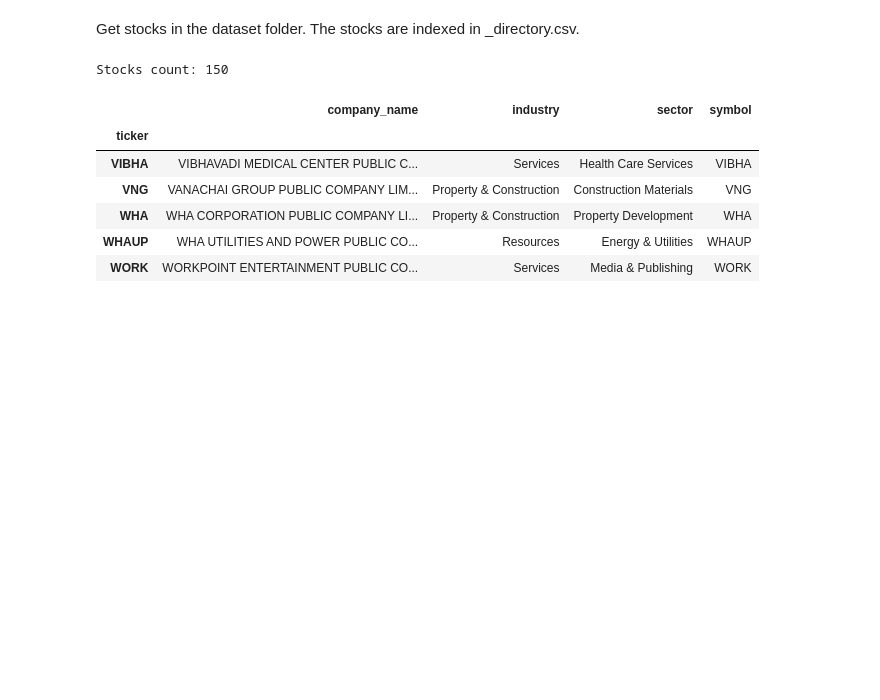
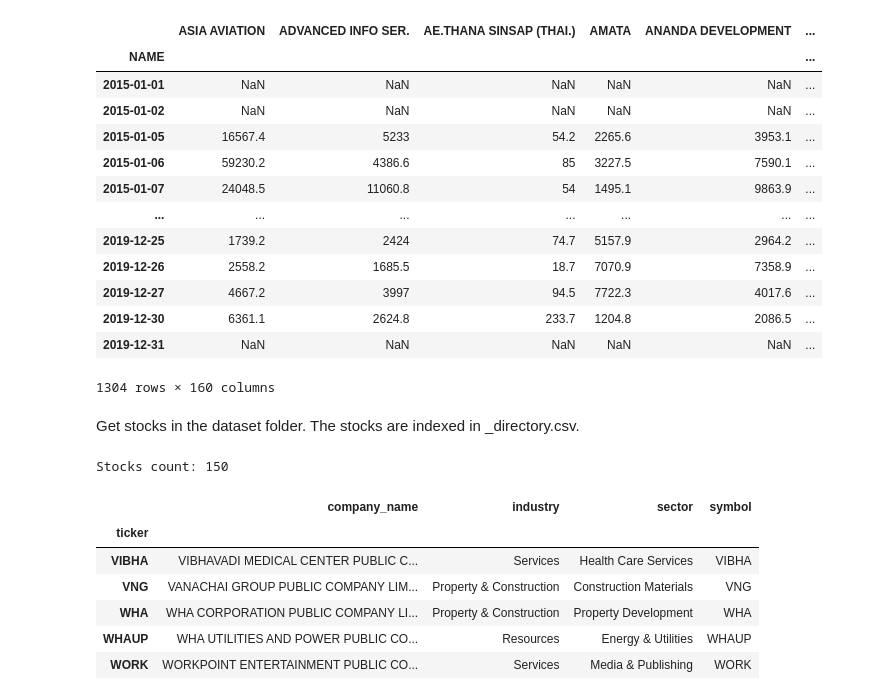
Before and after one commit to chayapan/thesis, a Jupyter notebook: 1.0 Data Acquisition/Report_ResearchData.ipynb, the cells around one changed output. Cells and saved outputs as stored; diff of their text form; code cells hidden in the pictures; blank space fills up the shorter version.

Commit message:
Stock Grouping v1. BuildDataSetV4 and add feature V4.

```diff
--- a/1.0 Data Acquisition/Report_ResearchData.ipynb
+++ b/1.0 Data Acquisition/Report_ResearchData.ipynb
@@ -31,3 +35,13 @@ import datetime as dt
 import xlrd
 import matplotlib.pyplot as plt
 %matplotlib inline
+# %%
+os.chdir("/home/jovyan/dataset/Datastream")
+
+# https://pandas.pydata.org/pandas-docs/stable/reference/api/pandas.read_excel.html
+
+sheets = pd.read_excel('SET100_Data.xlsm', sheet_name=[0,'VO','MV','P','MACD'])
+# First sheet list all companies
+# VO sheet contains VO data
+
+# Row 3  LOC;  Row 4  Datatype  Row 5 Name
@@ -34,3 +76,30 @@ import matplotlib.pyplot as plt
+# %%
+VO = sheets['VO']
+
+localCode = VO[2:3]  # Stock symbol
+companyName = VO[4:5]  # Name
+bDate = VO[5:6] # dataAvailableFrom
+dbEntityCode = VO[6:7] # internal database code
+df_VO = VO[7:]   # Data
+df_VO.columns = companyName.values[0] # Set local code as column header
+df_VO = df_VO.set_index(df_VO.columns[0]) # Make index on date column
+# %%
+df_VO
+# %% [output]
+|  | ASIA AVIATION | ADVANCED INFO SER. | AE.THANA SINSAP (THAI.) | AMATA | ANANDA DEVELOPMENT | ... |
+| NAME |  |  |  |  |  | ... |
+| 2015-01-01 | NaN | NaN | NaN | NaN | NaN | ... |
+| 2015-01-02 | NaN | NaN | NaN | NaN | NaN | ... |
+| 2015-01-05 | 16567.4 | 5233 | 54.2 | 2265.6 | 3953.1 | ... |
+| 2015-01-06 | 59230.2 | 4386.6 | 85 | 3227.5 | 7590.1 | ... |
+| 2015-01-07 | 24048.5 | 11060.8 | 54 | 1495.1 | 9863.9 | ... |
+| ... | ... | ... | ... | ... | ... | ... |
+| 2019-12-25 | 1739.2 | 2424 | 74.7 | 5157.9 | 2964.2 | ... |
+| 2019-12-26 | 2558.2 | 1685.5 | 18.7 | 7070.9 | 7358.9 | ... |
+| 2019-12-27 | 4667.2 | 3997 | 94.5 | 7722.3 | 4017.6 | ... |
+| 2019-12-30 | 6361.1 | 2624.8 | 233.7 | 1204.8 | 2086.5 | ... |
+| 2019-12-31 | NaN | NaN | NaN | NaN | NaN | ... |
+1304 rows × 160 columns
 # %% [markdown]
 Get stocks in the dataset folder. The stocks are indexed in _directory.csv.
 # %%
```
Also changed, not shown: parts of 4 cells of this notebook, 7 other files.
